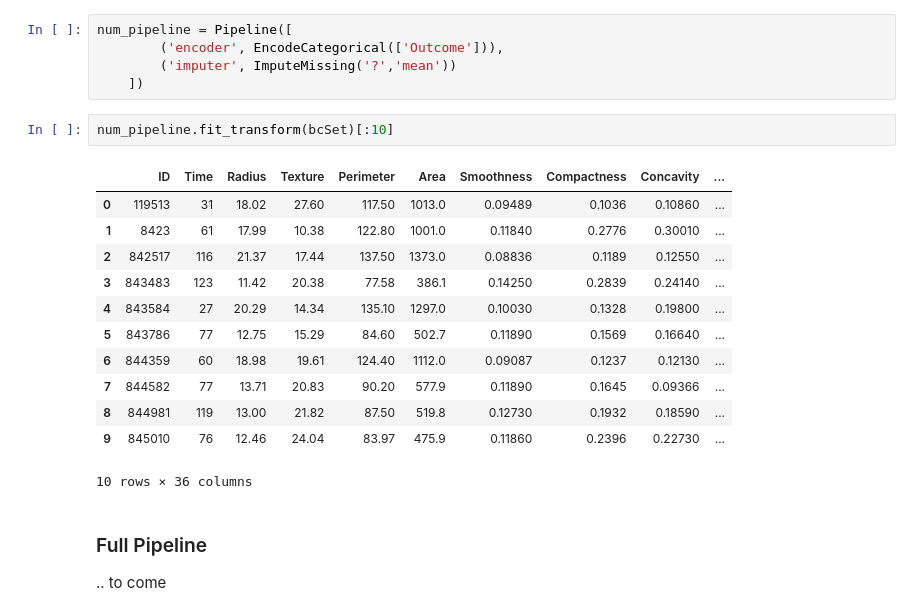
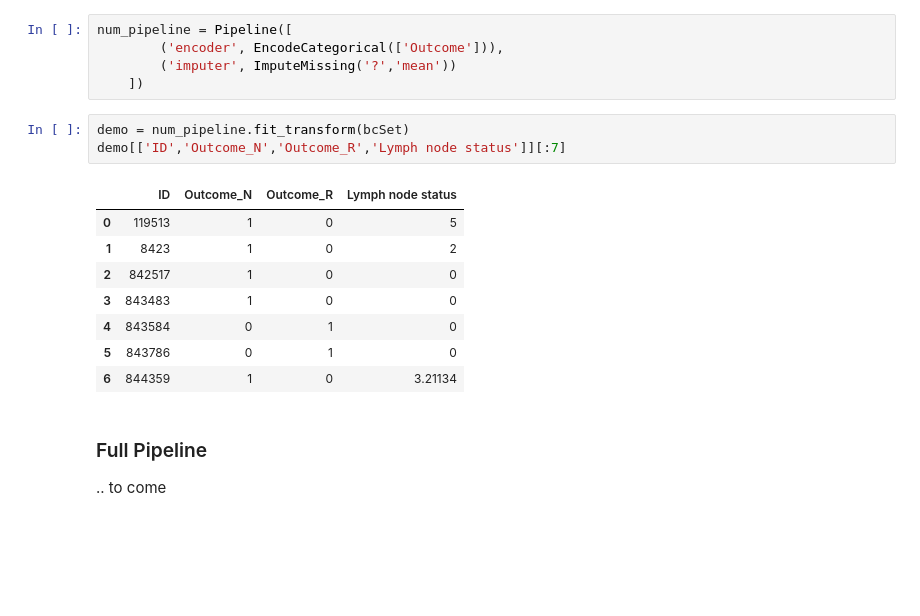
Before and after one commit to tifabi/100DaysOfMLCode, a Jupyter notebook: ML_Algorithms/Pipelines/Pipeline_Example.ipynb, the cells around one changed output. Saved outputs shown, nothing was run; the diff lists cells and outputs as text; blank space fills up the shorter version.

```diff
--- a/ML_Algorithms/Pipelines/Pipeline_Example.ipynb
+++ b/ML_Algorithms/Pipelines/Pipeline_Example.ipynb
@@ -435,21 +434,18 @@ num_pipeline = Pipeline([
         ('encoder', EncodeCategorical(['Outcome'])),
         ('imputer', ImputeMissing('?','mean'))
     ])
-# %%
-num_pipeline.fit_transform(bcSet)[:10]
-# %% [output]
-|  | ID | Time | Radius | Texture | Perimeter | Area | Smoothness | Compactness | Concavity | ... |
-| 0 | 119513 | 31 | 18.02 | 27.60 | 117.50 | 1013.0 | 0.09489 | 0.1036 | 0.10860 | ... |
-| 1 | 8423 | 61 | 17.99 | 10.38 | 122.80 | 1001.0 | 0.11840 | 0.2776 | 0.30010 | ... |
-| 2 | 842517 | 116 | 21.37 | 17.44 | 137.50 | 1373.0 | 0.08836 | 0.1189 | 0.12550 | ... |
-| 3 | 843483 | 123 | 11.42 | 20.38 | 77.58 | 386.1 | 0.14250 | 0.2839 | 0.24140 | ... |
-| 4 | 843584 | 27 | 20.29 | 14.34 | 135.10 | 1297.0 | 0.10030 | 0.1328 | 0.19800 | ... |
-| 5 | 843786 | 77 | 12.75 | 15.29 | 84.60 | 502.7 | 0.11890 | 0.1569 | 0.16640 | ... |
-| 6 | 844359 | 60 | 18.98 | 19.61 | 124.40 | 1112.0 | 0.09087 | 0.1237 | 0.12130 | ... |
-| 7 | 844582 | 77 | 13.71 | 20.83 | 90.20 | 577.9 | 0.11890 | 0.1645 | 0.09366 | ... |
-| 8 | 844981 | 119 | 13.00 | 21.82 | 87.50 | 519.8 | 0.12730 | 0.1932 | 0.18590 | ... |
-| 9 | 845010 | 76 | 12.46 | 24.04 | 83.97 | 475.9 | 0.11860 | 0.2396 | 0.22730 | ... |
-10 rows × 36 columns
+# %%
+demo = num_pipeline.fit_transform(bcSet)
+demo[['ID','Outcome_N','Outcome_R','Lymph node status']][:7]
+# %% [output]
+|  | ID | Outcome_N | Outcome_R | Lymph node status |
+| 0 | 119513 | 1 | 0 | 5 |
+| 1 | 8423 | 1 | 0 | 2 |
+| 2 | 842517 | 1 | 0 | 0 |
+| 3 | 843483 | 1 | 0 | 0 |
+| 4 | 843584 | 0 | 1 | 0 |
+| 5 | 843786 | 0 | 1 | 0 |
+| 6 | 844359 | 1 | 0 | 3.21134 |
 # %% [markdown]
 ### Full Pipeline
 
```
Also changed, not shown: parts of 5 cells of this notebook.
